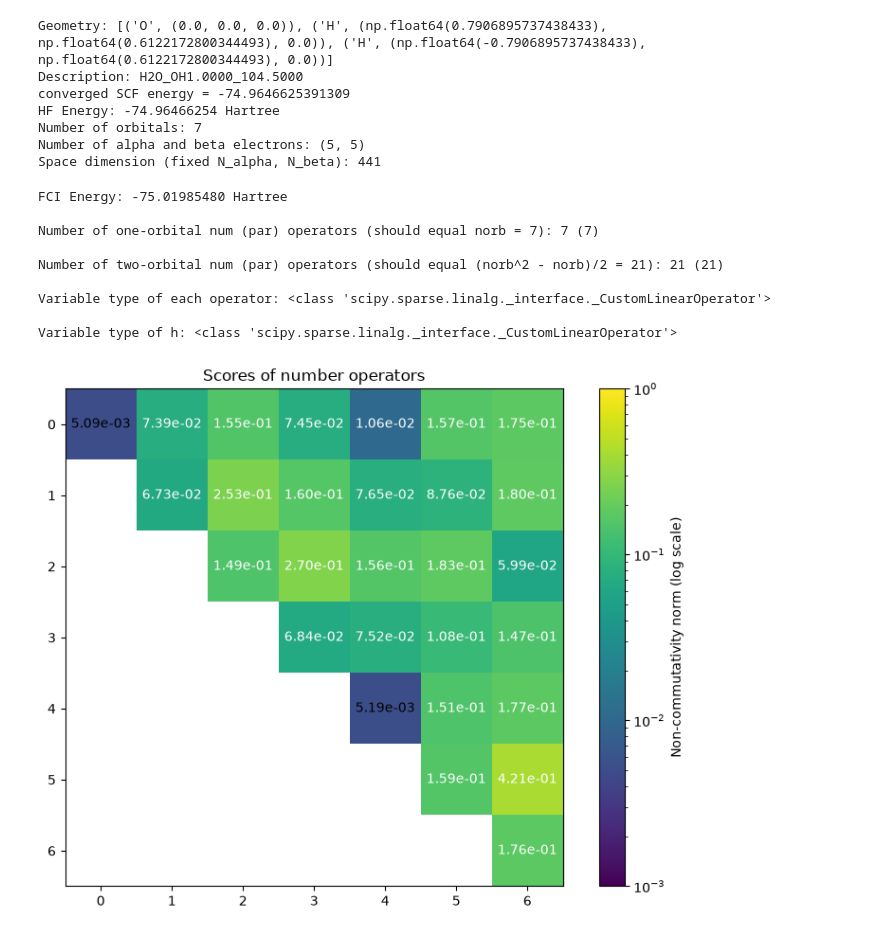
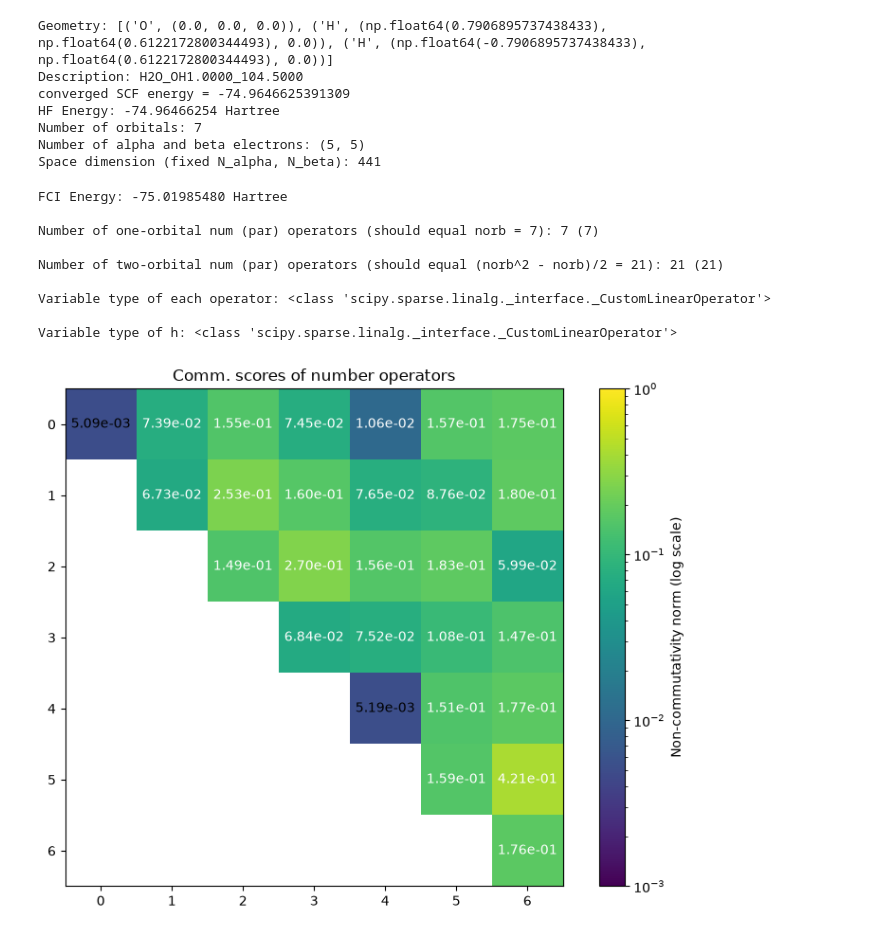
Before and after one commit to aleksey-uvarov/quasisymmetry, a Jupyter notebook: dam/workflow_example_cluster_numbers.ipynb, the cells around one changed output. Cells and saved outputs as stored; diff of their text form; code cells hidden in the pictures.

```diff
--- a/dam/workflow_example_cluster_numbers.ipynb
+++ b/dam/workflow_example_cluster_numbers.ipynb
@@ -123,41 +123,50 @@ for i in range(norb):
 
 print(f"\nNumber of one-orbital num (par) operators (should equal norb = {norb}): {len(one_orb_num_operators)} ({len(one_orb_par_operators)})")
 print(f"\nNumber of two-orbital num (par) operators (should equal (norb^2 - norb)/2 = {(norb**2 - norb)//2}): {len(two_orb_num_operators)} ({len(two_orb_par_operators)})")
 example_op = one_orb_num_operators[0]
 print(f"\nVariable type of each operator: {type(example_op)}")
 
-# --- Step 2.4: Compute commutator norms ---
+# --- Step 2.4: Compute scores ---
 h = ffsim.linear_operator(moldata_ffsim.hamiltonian, norb, nelec) # the hamiltonian refers to HF MO orbital basis; this is the line of this cell where we are choosing the reference orbital basis
 print(f"\nVariable type of h: {type(h)}") # same "wrapper" type
 
-# compute noncommutation scores with our data
-nc_scores_num = utils.get_heatmap_data(h, fci_state, norb, one_orb_num_operators, two_orb_num_operators, upscale_factor=1)
+# compute noncommutation scores
+nc_scores_num = cost_functions.get_heatmap_data_nc_score(h, fci_state, norb, one_orb_num_operators, two_orb_num_operators, upscale_factor=1)
+nc_scores_expnum = cost_functions.get_heatmap_data_nc_score(h, fci_state, norb, one_orb_expnum_operators, two_orb_expnum_operators, upscale_factor=1)
+nc_scores_par = cost_functions.get_heatmap_data_nc_score(h, fci_state, norb, one_orb_par_operators, two_orb_par_operators, upscale_factor=1)
 
-nc_scores_expnum = utils.get_heatmap_data(h, fci_state, norb, one_orb_expnum_operators, two_orb_expnum_operators, upscale_factor=1)
+# compute eval equation-based scores
+one_orb_num_evals = [round(np.real(fci_state.T.conj() @ op @ fci_state)) for op in one_orb_num_operators] # best guess of eigenvalues
+two_orb_num_evals = [round(np.real(fci_state.T.conj() @ op @ fci_state)) for op in two_orb_num_operators] # same
+eval_eq_scores_num = cost_functions.get_heatmap_data_eval_eq_score(fci_state, norb, one_orb_num_operators, two_orb_num_operators, one_orb_num_evals, two_orb_num_evals, upscale_factor=1)
+one_orb_par_evals = [round(np.real(fci_state.T.conj() @ op @ fci_state)) for op in one_orb_par_operators]
+two_orb_par_evals = [round(np.real(fci_state.T.conj() @ op @ fci_state)) for op in two_orb_par_operators]
+eval_eq_scores_par = cost_functions.get_heatmap_data_eval_eq_score(fci_state, norb, one_orb_par_operators, two_orb_par_operators, one_orb_par_evals, two_orb_par_evals, upscale_factor=1)
 
-nc_scores_par = utils.get_heatmap_data(h, fci_state, norb, one_orb_par_operators, two_orb_par_operators, upscale_factor=1)
+# --- Step 2.5: Visualize the heatmaps ---
 
-# --- Step 2.5: Visualize the non-commutativity heatmaps ---
-utils.show_heatmap(nc_scores_num, vmin=1e-3, vmax=1e0, title='Scores of number operators')
+# non-commutativity scores:
+utils.show_heatmap(nc_scores_num, vmin=1e-3, vmax=1e0, title='Comm. scores of number operators')
+utils.show_heatmap(nc_scores_expnum, vmin=1e-3, vmax=1e0, title='Comm. scores of exp. number operators')
+utils.show_heatmap(nc_scores_par, vmin=1e-3, vmax=1e0, title='Comm. scores of parity operators')
+utils.show_heatmap(eval_eq_scores_num, vmin=1e-3, vmax=1e0, title='Eval. eq. scores of number operators')
+utils.show_heatmap(eval_eq_scores_par, vmin=1e-3, vmax=1e0, title='Eval. eq. scores of parity operators')
 
-utils.show_heatmap(nc_scores_expnum, vmin=1e-3, vmax=1e0, title='Scores of exp. number operators')
-
-utils.show_heatmap(nc_scores_par, vmin=1e-3, vmax=1e0, title='Scores of parity operators')
 
 """
 NOTES ON SECTION 2:
 - Dark spots in the heatmap indicate good quasisymmetry candidates
 """
 
 print()
 # %% [output]
 FCI Energy: -75.01985480 Hartree
 
 Number of one-orbital num (par) operators (should equal norb = 7): 7 (7)
 
 Number of two-orbital num (par) operators (should equal (norb^2 - norb)/2 = 21): 21 (21)
 
 Variable type of each operator: <class 'scipy.sparse.linalg._interface._CustomLinearOperator'>
 
 Variable type of h: <class 'scipy.sparse.linalg._interface._CustomLinearOperator'>
-[figure, old version]
+[figure, new version]
```
Also changed, not shown: parts of 6 cells of this notebook, 3 other files.
